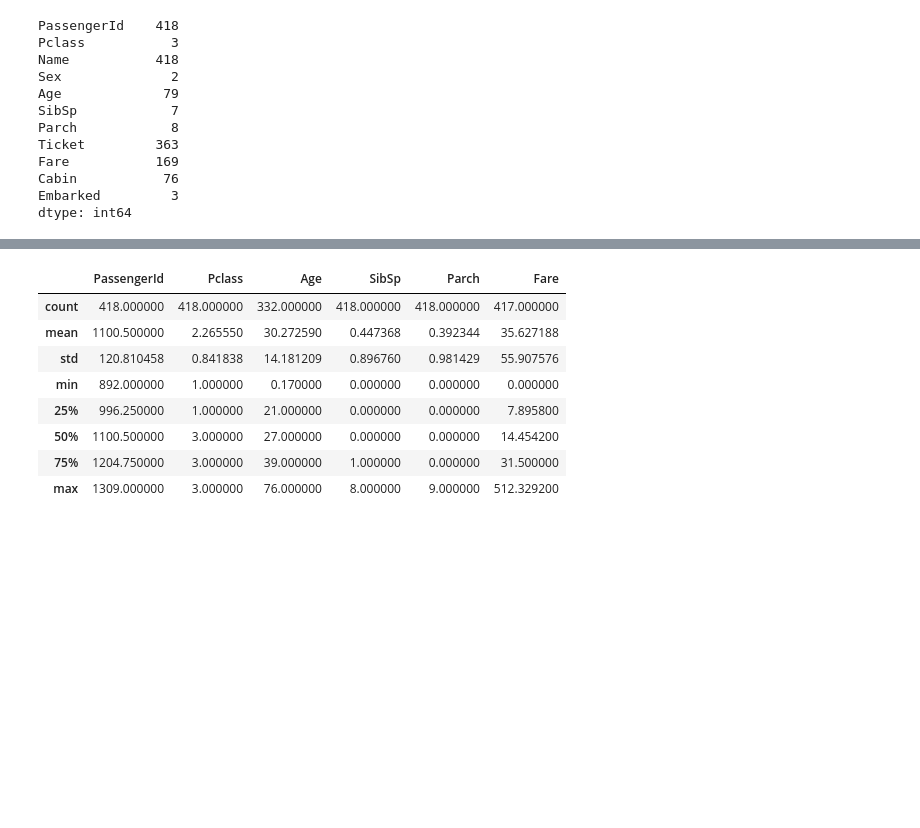
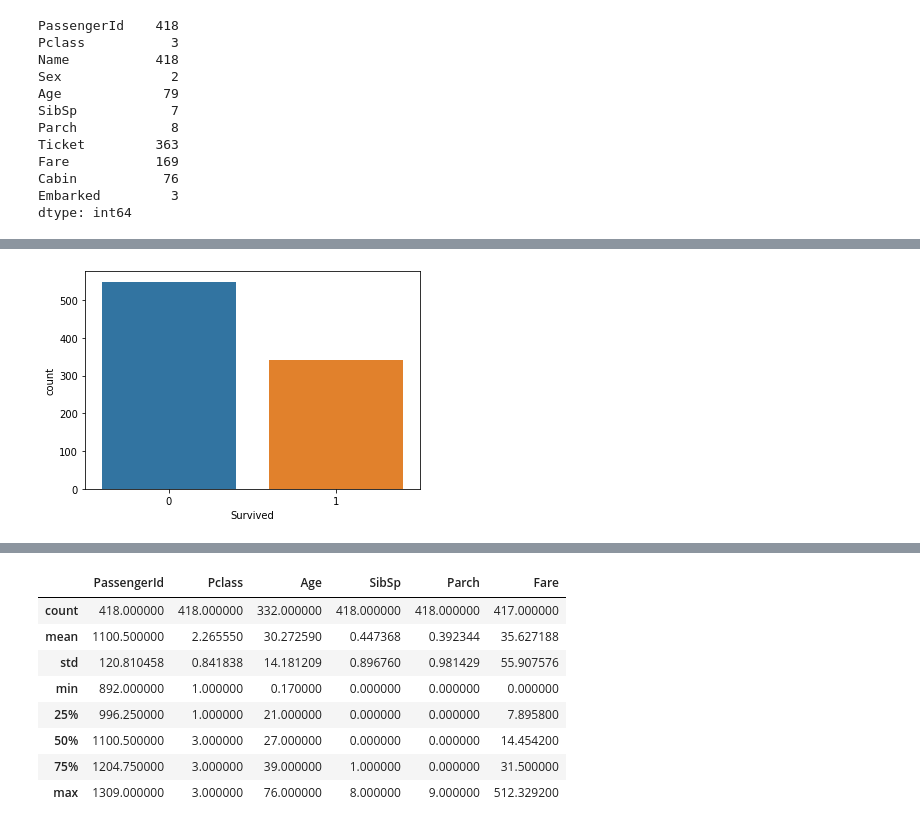
Before and after one commit to DavidMorgan1999/psychic-invention, a Jupyter notebook: titanic-survival-predictions.ipynb, the cells around one changed output, grey strips where cells are left out. Cells and saved outputs as stored; diff of their text form; code cells hidden in the pictures; blank space fills up the shorter version.

```diff
--- a/titanic-survival-predictions.ipynb
+++ b/titanic-survival-predictions.ipynb
@@ -102 +132,6 @@ test_clean.shape
+# %%
+sns.countplot('Survived',data=train_data)
+plt.show()
+# %% [output]
+[figure, added]
 # %%
```
Also changed, not shown: parts of 46 cells of this notebook.
